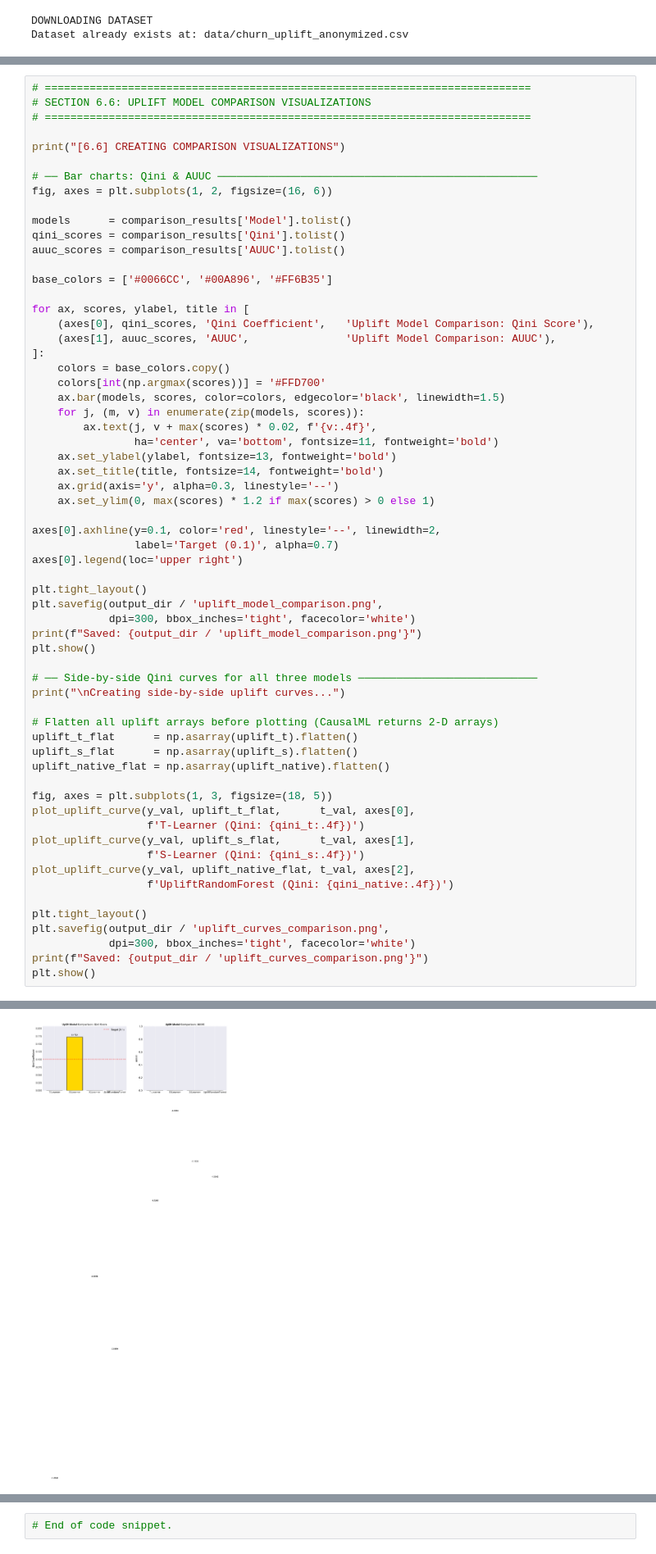
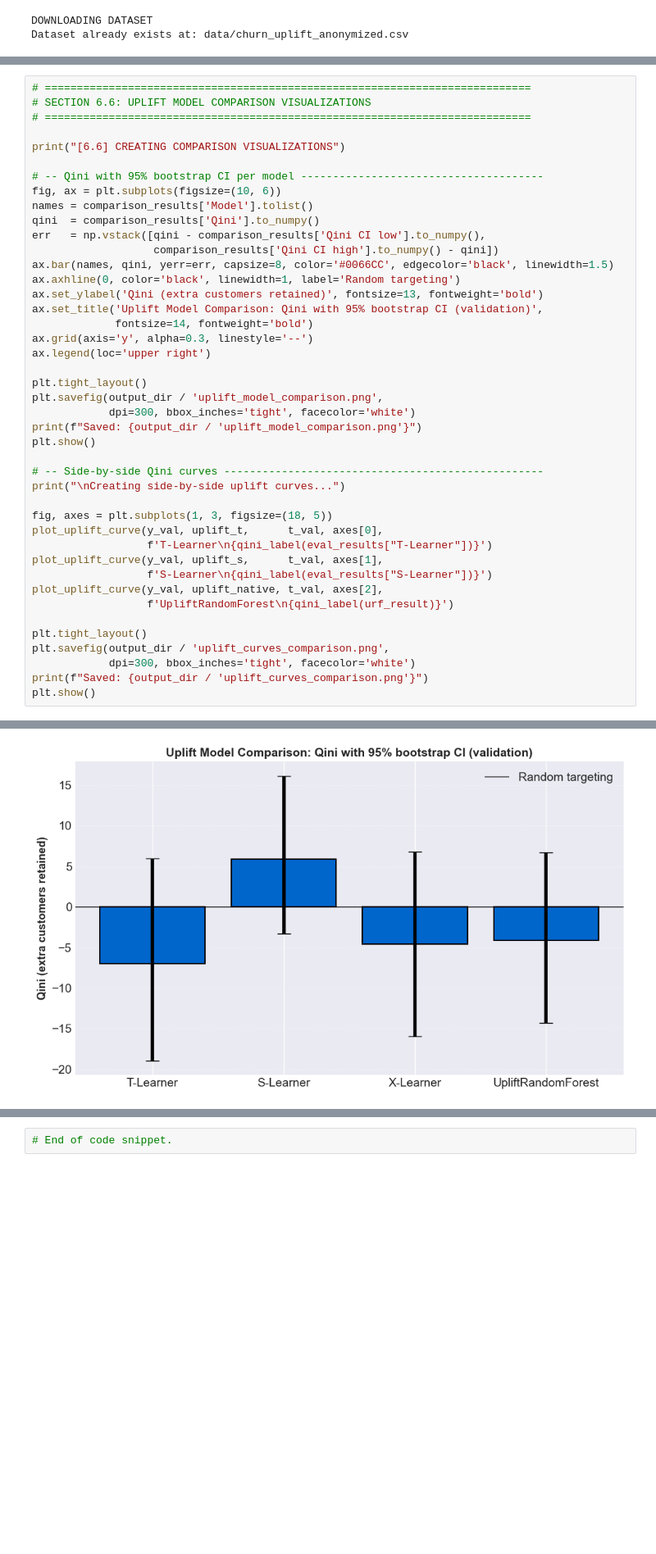
Before and after one commit to atrearyanuf/Churn-Prediction-and-Recommendation-System-with-Uplift-Modeling, a Jupyter notebook: Churn_Uplift_COMPLETE.ipynb, the cells around one changed output, grey strips where cells are left out. Shown at 82% size. Drawn from its saved outputs; the diff is of its cells as text; blank space fills up the shorter version.

```diff
--- a/Churn_Uplift_COMPLETE.ipynb
+++ b/Churn_Uplift_COMPLETE.ipynb
@@ -1296,68 +1026,49 @@ UpliftRandomForest Native Uplift Tree Built-in -0.838851 -1.354217     0.006085
 # %%
 # ============================================================================
 # SECTION 6.6: UPLIFT MODEL COMPARISON VISUALIZATIONS
 # ============================================================================
 
 print("[6.6] CREATING COMPARISON VISUALIZATIONS")
 
-# ── Bar charts: Qini & AUUC ──────────────────────────────────────────────────
-fig, axes = plt.subplots(1, 2, figsize=(16, 6))
-
-models      = comparison_results['Model'].tolist()
-qini_scores = comparison_results['Qini'].tolist()
-auuc_scores = comparison_results['AUUC'].tolist()
-
-base_colors = ['#0066CC', '#00A896', '#FF6B35']
-
-for ax, scores, ylabel, title in [
-    (axes[0], qini_scores, 'Qini Coefficient',   'Uplift Model Comparison: Qini Score'),
-    (axes[1], auuc_scores, 'AUUC',               'Uplift Model Comparison: AUUC'),
-]:
-    colors = base_colors.copy()
-    colors[int(np.argmax(scores))] = '#FFD700'
-    ax.bar(models, scores, color=colors, edgecolor='black', linewidth=1.5)
-    for j, (m, v) in enumerate(zip(models, scores)):
-        ax.text(j, v + max(scores) * 0.02, f'{v:.4f}',
-                ha='center', va='bottom', fontsize=11, fontweight='bold')
-    ax.set_ylabel(ylabel, fontsize=13, fontweight='bold')
-    ax.set_title(title, fontsize=14, fontweight='bold')
-    ax.grid(axis='y', alpha=0.3, linestyle='--')
-    ax.set_ylim(0, max(scores) * 1.2 if max(scores) > 0 else 1)
-
-axes[0].axhline(y=0.1, color='red', linestyle='--', linewidth=2,
-                label='Target (0.1)', alpha=0.7)
-axes[0].legend(loc='upper right')
+# -- Qini with 95% bootstrap CI per model --------------------------------------
+fig, ax = plt.subplots(figsize=(10, 6))
+names = comparison_results['Model'].tolist()
+qini  = comparison_results['Qini'].to_numpy()
+err   = np.vstack([qini - comparison_results['Qini CI low'].to_numpy(),
+                   comparison_results['Qini CI high'].to_numpy() - qini])
+ax.bar(names, qini, yerr=err, capsize=8, color='#0066CC', edgecolor='black', linewidth=1.5)
+ax.axhline(0, color='black', linewidth=1, label='Random targeting')
+ax.set_ylabel('Qini (extra customers retained)', fontsize=13, fontweight='bold')
+ax.set_title('Uplift Model Comparison: Qini with 95% bootstrap CI (validation)',
+             fontsize=14, fontweight='bold')
+ax.grid(axis='y', alpha=0.3, linestyle='--')
+ax.legend(loc='upper right')
 
 plt.tight_layout()
 plt.savefig(output_dir / 'uplift_model_comparison.png',
             dpi=300, bbox_inches='tight', facecolor='white')
 print(f"Saved: {output_dir / 'uplift_model_comparison.png'}")
 plt.show()
 
-# ── Side-by-side Qini curves for all three models ────────────────────────────
+# -- Side-by-side Qini curves --------------------------------------------------
 print("\nCreating side-by-side uplift curves...")
 
-# Flatten all uplift arrays before plotting (CausalML returns 2-D arrays)
-uplift_t_flat      = np.asarray(uplift_t).flatten()
-uplift_s_flat      = np.asarray(uplift_s).flatten()
-uplift_native_flat = np.asarray(uplift_native).flatten()
-
 fig, axes = plt.subplots(1, 3, figsize=(18, 5))
-plot_uplift_curve(y_val, uplift_t_flat,      t_val, axes[0],
-                  f'T-Learner (Qini: {qini_t:.4f})')
-plot_uplift_curve(y_val, uplift_s_flat,      t_val, axes[1],
-                  f'S-Learner (Qini: {qini_s:.4f})')
-plot_uplift_curve(y_val, uplift_native_flat, t_val, axes[2],
-                  f'UpliftRandomForest (Qini: {qini_native:.4f})')
+plot_uplift_curve(y_val, uplift_t,      t_val, axes[0],
+                  f'T-Learner\n{qini_label(eval_results["T-Learner"])}')
+plot_uplift_curve(y_val, uplift_s,      t_val, axes[1],
+                  f'S-Learner\n{qini_label(eval_results["S-Learner"])}')
+plot_uplift_curve(y_val, uplift_native, t_val, axes[2],
+                  f'UpliftRandomForest\n{qini_label(urf_result)}')
 
 plt.tight_layout()
 plt.savefig(output_dir / 'uplift_curves_comparison.png',
             dpi=300, bbox_inches='tight', facecolor='white')
 print(f"Saved: {output_dir / 'uplift_curves_comparison.png'}")
 plt.show()
 # %% [output]
 [6.6] CREATING COMPARISON VISUALIZATIONS
 Saved: outputs/uplift_model_comparison.png
-[figure, old version]
+[figure, new version]
 Creating side-by-side uplift curves...
 Saved: outputs/uplift_curves_comparison.png
```
Also changed, not shown: parts of 10 cells of this notebook, 13 other files.
